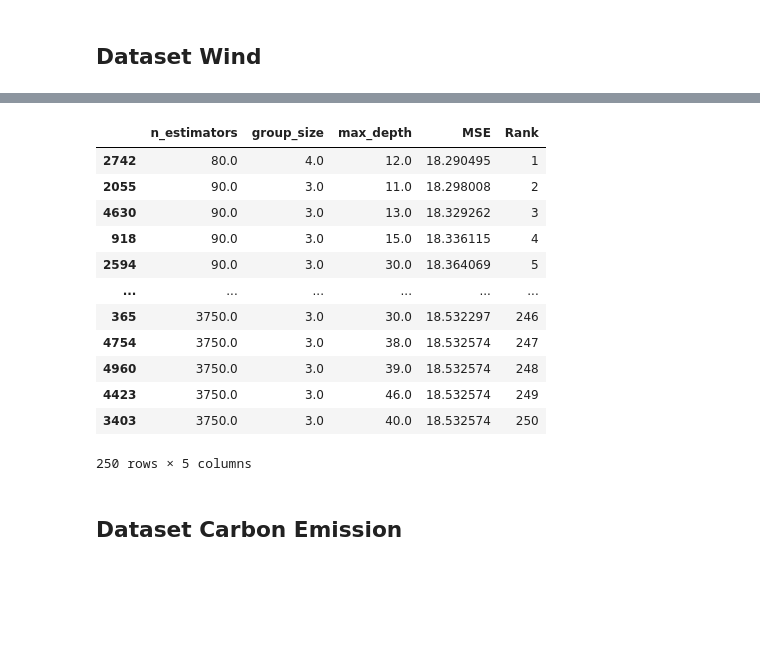
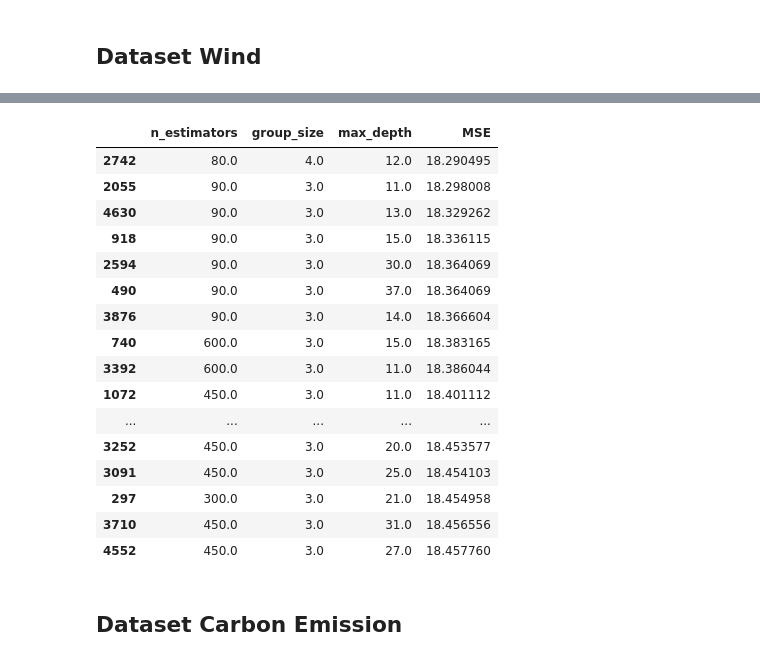
Before and after one commit to fedeegiorgi/proyecto-final, a Jupyter notebook: src/results_analysis/IQR.ipynb, the cells around one changed output, grey strips where cells are left out. Cells and saved outputs as stored; diff of their text form; code cells hidden in the pictures; blank space fills up the shorter version.

```diff
--- a/src/results_analysis/IQR.ipynb
+++ b/src/results_analysis/IQR.ipynb
@@ -35,23 +18,27 @@ df_wind
 # %%
 sorted_df_wind = df_wind.sort_values(by='MSE', ascending=True)
-sorted_df_wind['Rank'] = range(1, len(sorted_df_wind) + 1)
+# sorted_df_wind['Rank'] = range(1, len(sorted_df_wind) + 1)
 
-top_500_wind = sorted_df_wind[:250]
-top_500_wind
+top_50_wind = sorted_df_wind[:50]
+top_50_wind
 # %% [output]
-|  | n_estimators | group_size | max_depth | MSE | Rank |
-| 2742 | 80.0 | 4.0 | 12.0 | 18.290495 | 1 |
-| 2055 | 90.0 | 3.0 | 11.0 | 18.298008 | 2 |
-| 4630 | 90.0 | 3.0 | 13.0 | 18.329262 | 3 |
-| 918 | 90.0 | 3.0 | 15.0 | 18.336115 | 4 |
-| 2594 | 90.0 | 3.0 | 30.0 | 18.364069 | 5 |
-| ... | ... | ... | ... | ... | ... |
-| 365 | 3750.0 | 3.0 | 30.0 | 18.532297 | 246 |
-| 4754 | 3750.0 | 3.0 | 38.0 | 18.532574 | 247 |
-| 4960 | 3750.0 | 3.0 | 39.0 | 18.532574 | 248 |
-| 4423 | 3750.0 | 3.0 | 46.0 | 18.532574 | 249 |
-| 3403 | 3750.0 | 3.0 | 40.0 | 18.532574 | 250 |
+|  | n_estimators | group_size | max_depth | MSE |
+| 2742 | 80.0 | 4.0 | 12.0 | 18.290495 |
+| 2055 | 90.0 | 3.0 | 11.0 | 18.298008 |
+| 4630 | 90.0 | 3.0 | 13.0 | 18.329262 |
+| 918 | 90.0 | 3.0 | 15.0 | 18.336115 |
+| 2594 | 90.0 | 3.0 | 30.0 | 18.364069 |
+| 490 | 90.0 | 3.0 | 37.0 | 18.364069 |
+| 3876 | 90.0 | 3.0 | 14.0 | 18.366604 |
+| 740 | 600.0 | 3.0 | 15.0 | 18.383165 |
+| 3392 | 600.0 | 3.0 | 11.0 | 18.386044 |
+| 1072 | 450.0 | 3.0 | 11.0 | 18.401112 |
+| ... | ... | ... | ... | ... |
+| 3252 | 450.0 | 3.0 | 20.0 | 18.453577 |
+| 3091 | 450.0 | 3.0 | 25.0 | 18.454103 |
+| 297 | 300.0 | 3.0 | 21.0 | 18.454958 |
+| 3710 | 450.0 | 3.0 | 31.0 | 18.456556 |
+| 4552 | 450.0 | 3.0 | 27.0 | 18.457760 |
-250 rows × 5 columns
 # %% [markdown]
 ## Dataset Carbon Emission
 # %%
```
Also changed, not shown: parts of 7 cells of this notebook, 5 other files.
